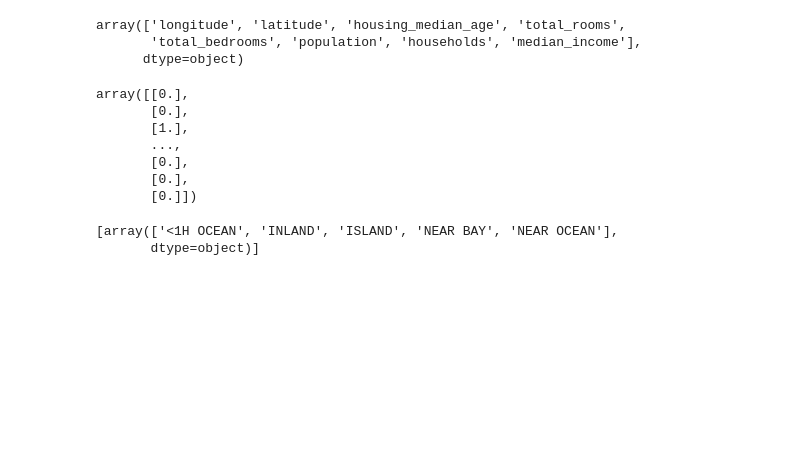
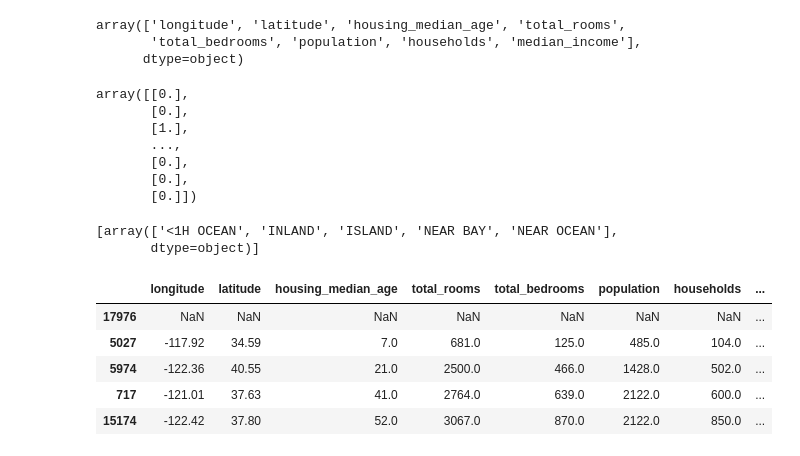
Before and after one commit to vamgadu/hands-on-ml-AGeron, a Jupyter notebook: Chapter 2/examples.ipynb, the cells around one changed output. Cells and saved outputs as stored; diff of their text form; code cells hidden in the pictures; blank space fills up the shorter version.

```diff
--- a/Chapter 2/examples.ipynb
+++ b/Chapter 2/examples.ipynb
@@ -273,3 +291,12 @@ ordinal_encoder.categories_
 # %% [output]
 [array(['<1H OCEAN', 'INLAND', 'ISLAND', 'NEAR BAY', 'NEAR OCEAN'],
        dtype=object)]
+# %%
+housing_train_copy.head()
+# %% [output]
+|  | longitude | latitude | housing_median_age | total_rooms | total_bedrooms | population | households | ... |
+| 17976 | NaN | NaN | NaN | NaN | NaN | NaN | NaN | ... |
+| 5027 | -117.92 | 34.59 | 7.0 | 681.0 | 125.0 | 485.0 | 104.0 | ... |
+| 5974 | -122.36 | 40.55 | 21.0 | 2500.0 | 466.0 | 1428.0 | 502.0 | ... |
+| 717 | -121.01 | 37.63 | 41.0 | 2764.0 | 639.0 | 2122.0 | 600.0 | ... |
+| 15174 | -122.42 | 37.80 | 52.0 | 3067.0 | 870.0 | 2122.0 | 850.0 | ... |
```
Also changed, not shown: parts of 4 cells of this notebook.
